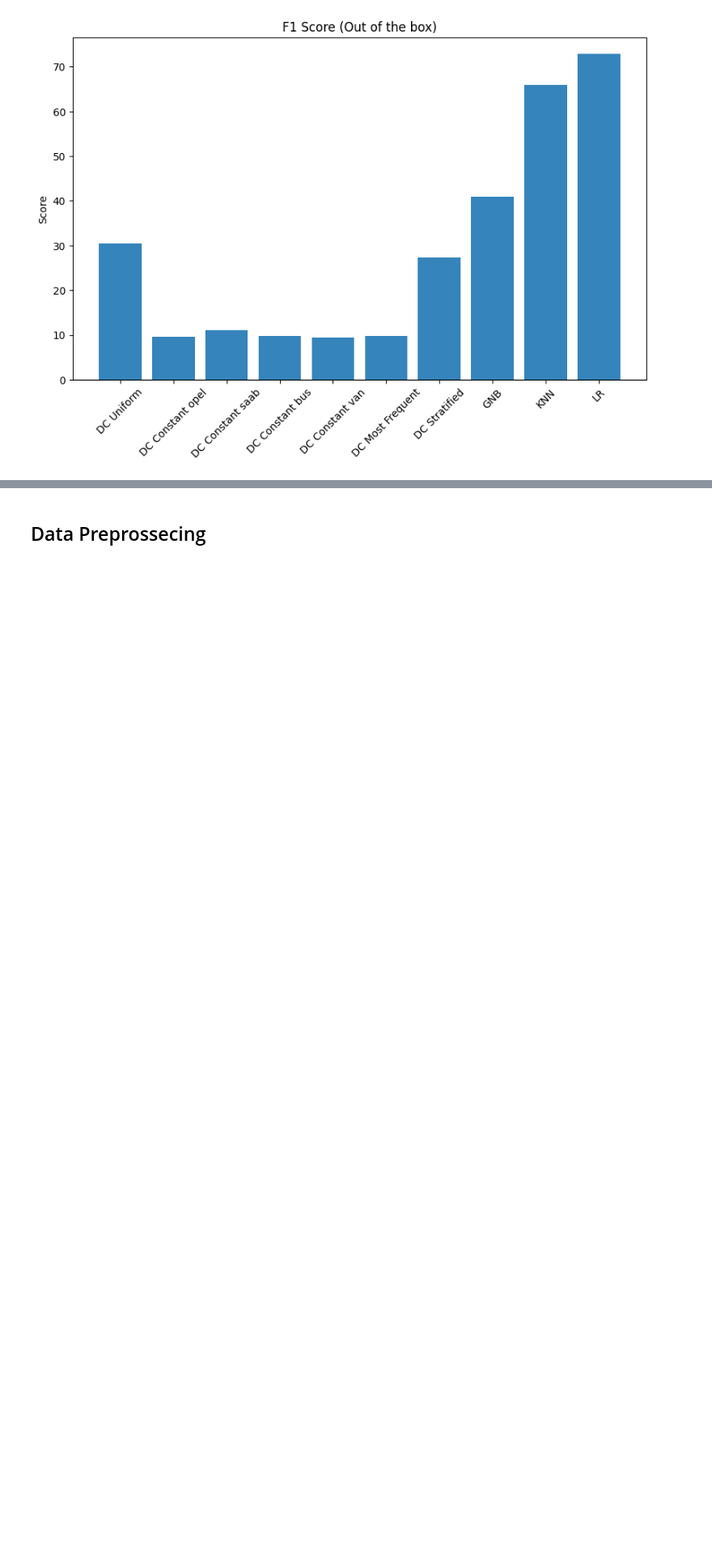
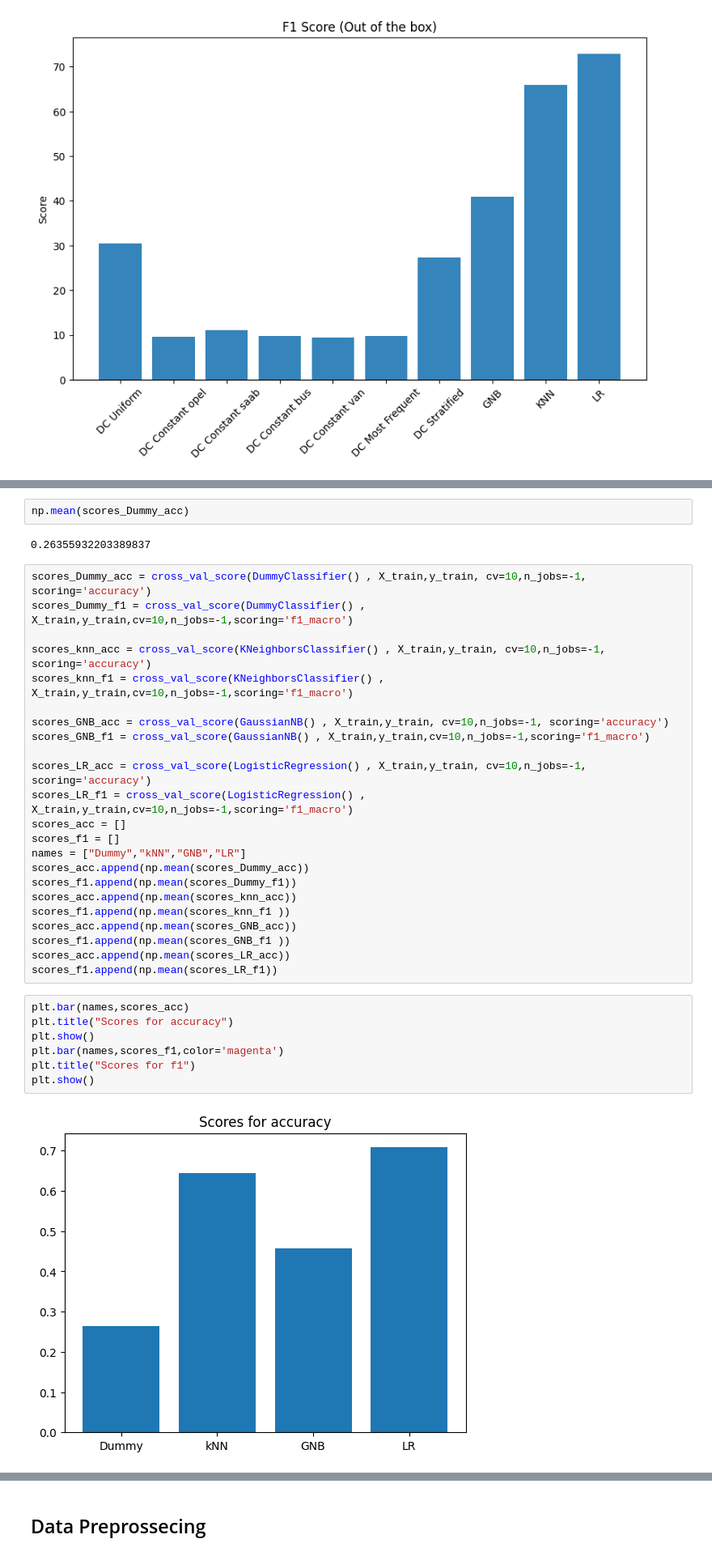
Before and after one commit to ngregoriade/neural_net_ntua, a Jupyter notebook: help.ipynb, the cells around one changed output, grey strips where cells are left out. Shown at 81% size. Drawn from its saved outputs; the diff is of its cells as text; blank space fills up the shorter version.

```diff
--- a/help.ipynb
+++ b/help.ipynb
@@ -259,0 +300,36 @@ bar_plot(classifier_labels, [i*100 for i in classifier_f1], "F1 Score (Out of th
+# %%
+np.mean(scores_Dummy_acc)
+# %% [output]
+0.26355932203389837
+# %%
+scores_Dummy_acc = cross_val_score(DummyClassifier() , X_train,y_train, cv=10,n_jobs=-1, scoring='accuracy')
+scores_Dummy_f1 = cross_val_score(DummyClassifier() , X_train,y_train,cv=10,n_jobs=-1,scoring='f1_macro')
+
+scores_knn_acc = cross_val_score(KNeighborsClassifier() , X_train,y_train, cv=10,n_jobs=-1, scoring='accuracy')
+scores_knn_f1 = cross_val_score(KNeighborsClassifier() , X_train,y_train,cv=10,n_jobs=-1,scoring='f1_macro')
+
+scores_GNB_acc = cross_val_score(GaussianNB() , X_train,y_train, cv=10,n_jobs=-1, scoring='accuracy')
+scores_GNB_f1 = cross_val_score(GaussianNB() , X_train,y_train,cv=10,n_jobs=-1,scoring='f1_macro')
+
+scores_LR_acc = cross_val_score(LogisticRegression() , X_train,y_train, cv=10,n_jobs=-1, scoring='accuracy')
+scores_LR_f1 = cross_val_score(LogisticRegression() , X_train,y_train,cv=10,n_jobs=-1,scoring='f1_macro')
+scores_acc = []
+scores_f1 = []
+names = ["Dummy","kNN","GNB","LR"]
+scores_acc.append(np.mean(scores_Dummy_acc))
+scores_f1.append(np.mean(scores_Dummy_f1))
+scores_acc.append(np.mean(scores_knn_acc))
+scores_f1.append(np.mean(scores_knn_f1 ))
+scores_acc.append(np.mean(scores_GNB_acc))
+scores_f1.append(np.mean(scores_GNB_f1 ))
+scores_acc.append(np.mean(scores_LR_acc))
+scores_f1.append(np.mean(scores_LR_f1))
+# %%
+plt.bar(names,scores_acc)
+plt.title("Scores for accuracy")
+plt.show()
+plt.bar(names,scores_f1,color='magenta')
+plt.title("Scores for f1")
+plt.show()
+# %% [output]
+[figure, added]
```
Also changed, not shown: parts of 24 cells of this notebook.
